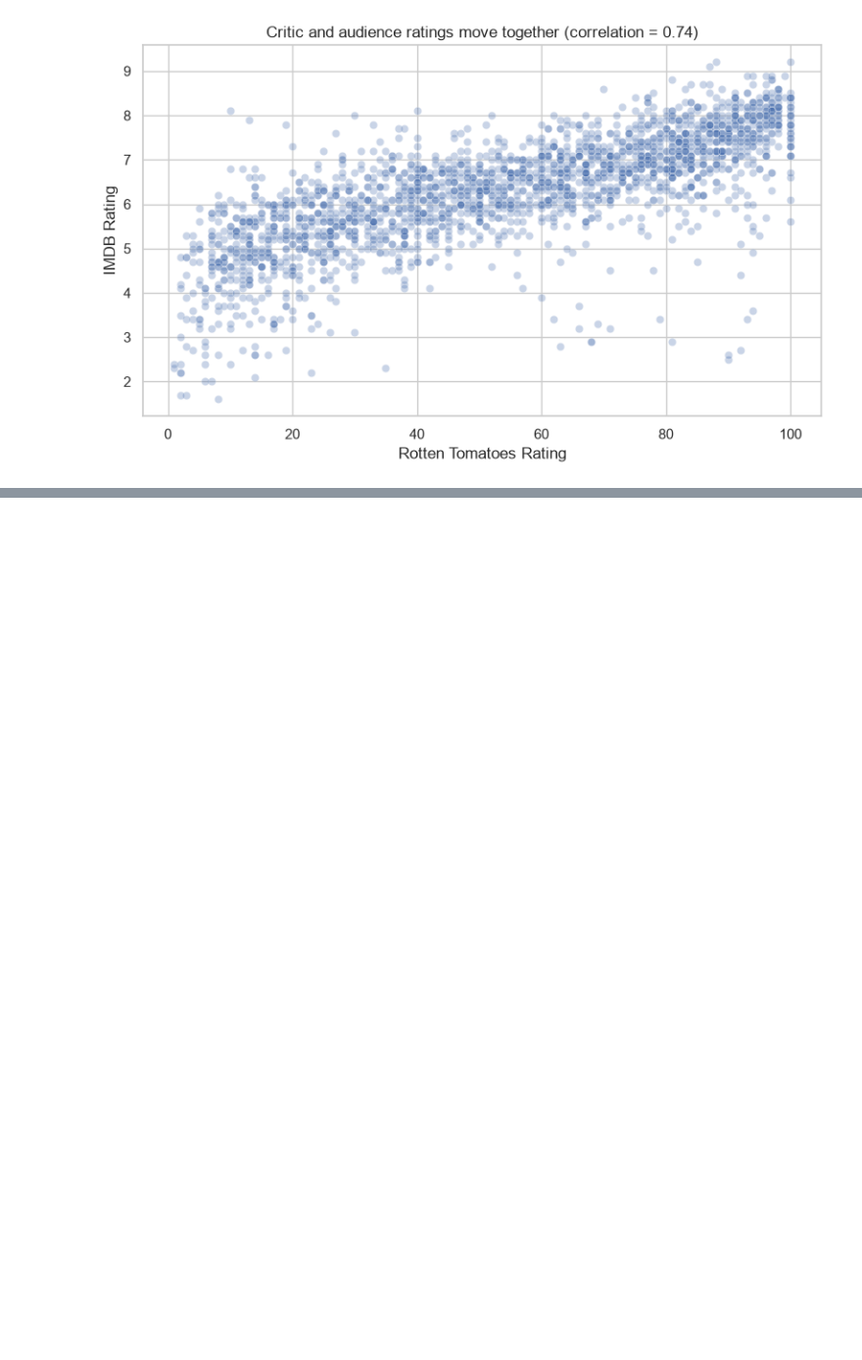
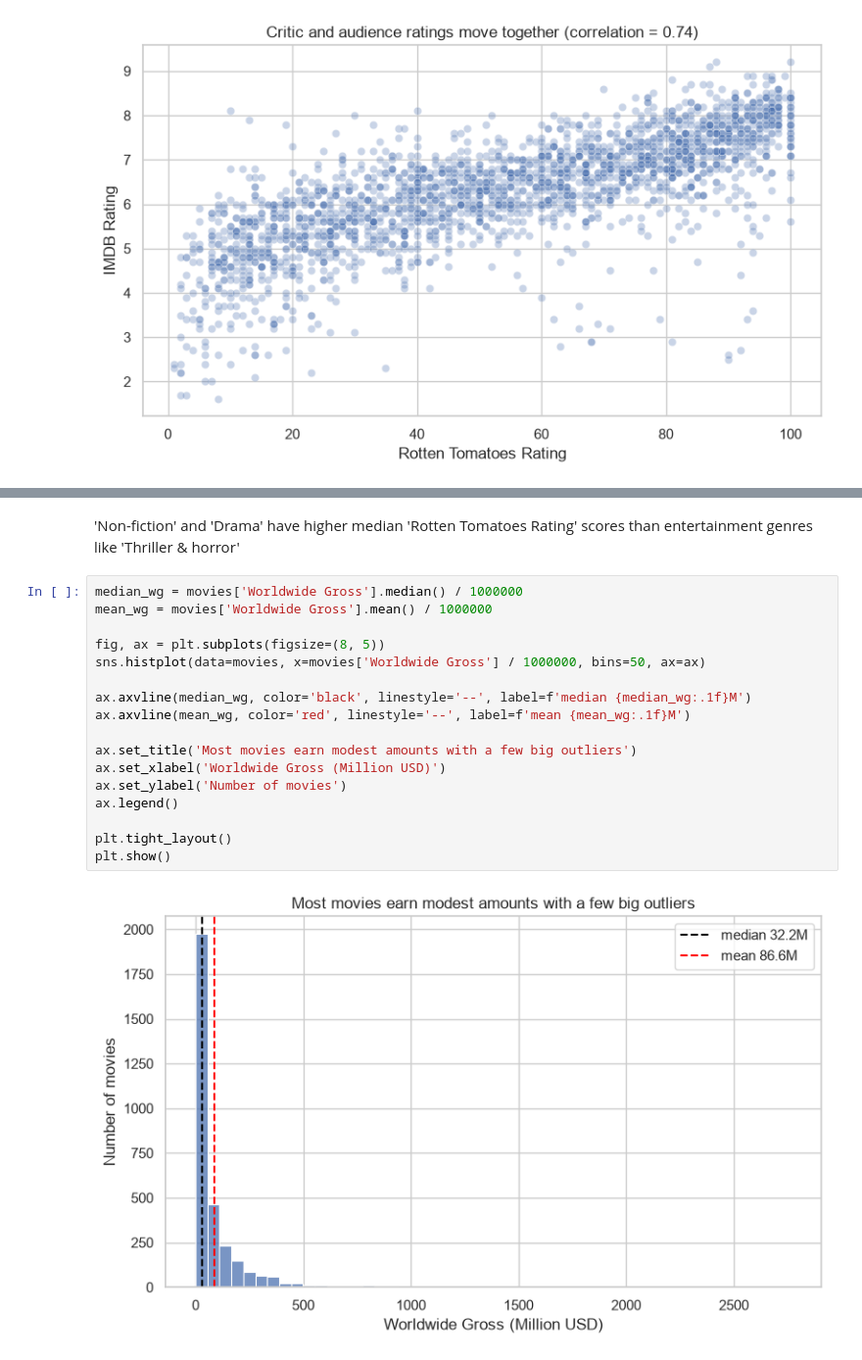
Before and after one commit to marynarymkevich/code-labs, a Jupyter notebook: DataAnalysis/Project/movies.ipynb, the cells around one changed output, grey strips where cells are left out. Shown at 98% size. Drawn from its saved outputs; the diff is of its cells as text; blank space fills up the shorter version.

```diff
--- a/DataAnalysis/Project/movies.ipynb
+++ b/DataAnalysis/Project/movies.ipynb
@@ -452,0 +465,21 @@ Upward pattern showing that movies with higher 'Rotten Tomatoes Rating' scores a
+# %% [markdown]
+'Non-fiction' and 'Drama' have higher median 'Rotten Tomatoes Rating' scores than entertainment genres like 'Thriller & horror'
+# %%
+median_wg = movies['Worldwide Gross'].median() / 1000000
+mean_wg = movies['Worldwide Gross'].mean() / 1000000
+
+fig, ax = plt.subplots(figsize=(8, 5))
+sns.histplot(data=movies, x=movies['Worldwide Gross'] / 1000000, bins=50, ax=ax)
+
+ax.axvline(median_wg, color='black', linestyle='--', label=f'median {median_wg:.1f}M')
+ax.axvline(mean_wg, color='red', linestyle='--', label=f'mean {mean_wg:.1f}M')
+
+ax.set_title('Most movies earn modest amounts with a few big outliers')
+ax.set_xlabel('Worldwide Gross (Million USD)')
+ax.set_ylabel('Number of movies')
+ax.legend()
+
+plt.tight_layout()
+plt.show()
+# %% [output]
+[figure, added]
```
Also changed, not shown: parts of 8 cells of this notebook.
